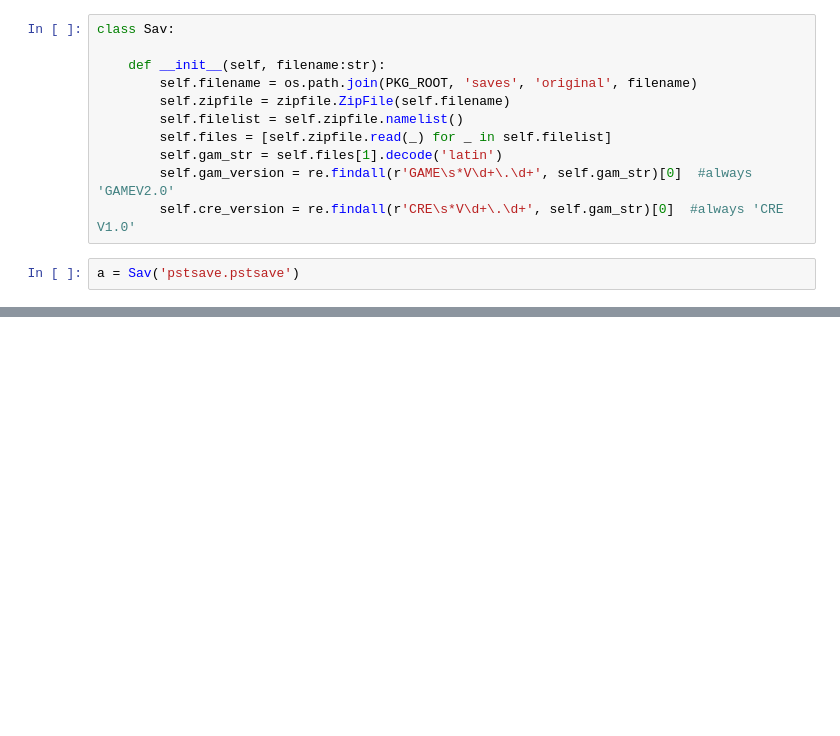
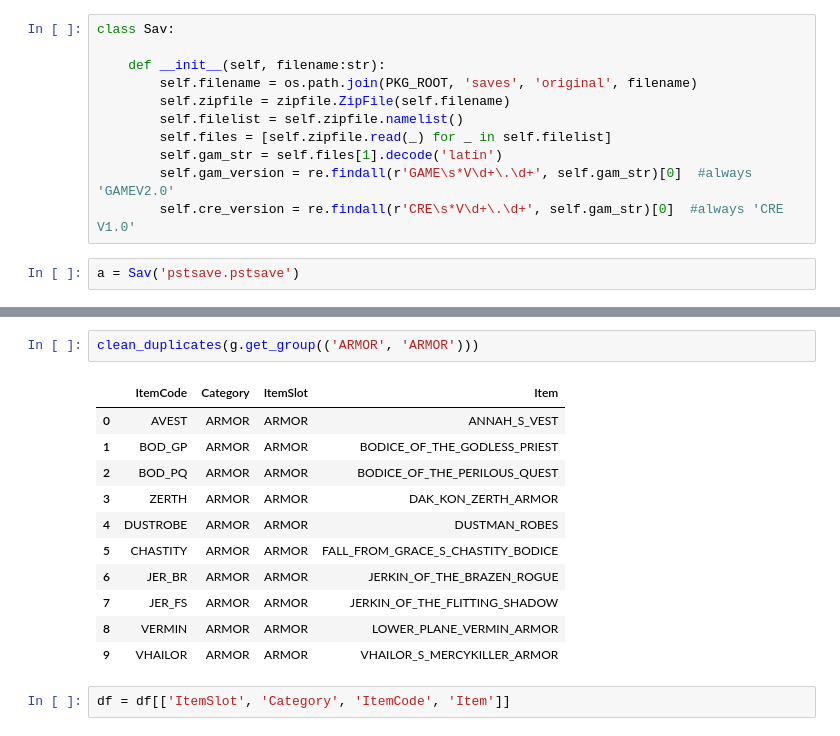
Before and after one commit to yzhcareer/BaldurGate-Save, a Jupyter notebook: New/src/savparser.ipynb, the cells around one changed output, grey strips where cells are left out. Drawn from its saved outputs; the diff is of its cells as text; blank space fills up the shorter version.

```diff
--- a/New/src/savparser.ipynb
+++ b/New/src/savparser.ipynb
@@ -206,0 +87,16 @@ df.Spell = df.Spell.apply(lambda x: re.sub('[^0-9a-zA-Z]', '_', x).replace('__',
+# %%
+clean_duplicates(g.get_group(('ARMOR', 'ARMOR')))
+# %% [output]
+|  | ItemCode | Category | ItemSlot | Item |
+| 0 | AVEST | ARMOR | ARMOR | ANNAH_S_VEST |
+| 1 | BOD_GP | ARMOR | ARMOR | BODICE_OF_THE_GODLESS_PRIEST |
+| 2 | BOD_PQ | ARMOR | ARMOR | BODICE_OF_THE_PERILOUS_QUEST |
+| 3 | ZERTH | ARMOR | ARMOR | DAK_KON_ZERTH_ARMOR |
+| 4 | DUSTROBE | ARMOR | ARMOR | DUSTMAN_ROBES |
+| 5 | CHASTITY | ARMOR | ARMOR | FALL_FROM_GRACE_S_CHASTITY_BODICE |
+| 6 | JER_BR | ARMOR | ARMOR | JERKIN_OF_THE_BRAZEN_ROGUE |
+| 7 | JER_FS | ARMOR | ARMOR | JERKIN_OF_THE_FLITTING_SHADOW |
+| 8 | VERMIN | ARMOR | ARMOR | LOWER_PLANE_VERMIN_ARMOR |
+| 9 | VHAILOR | ARMOR | ARMOR | VHAILOR_S_MERCYKILLER_ARMOR |
+# %%
+df = df[['ItemSlot', 'Category', 'ItemCode', 'Item']]
```
Also changed, not shown: parts of 26 cells of this notebook, 13 other files.
